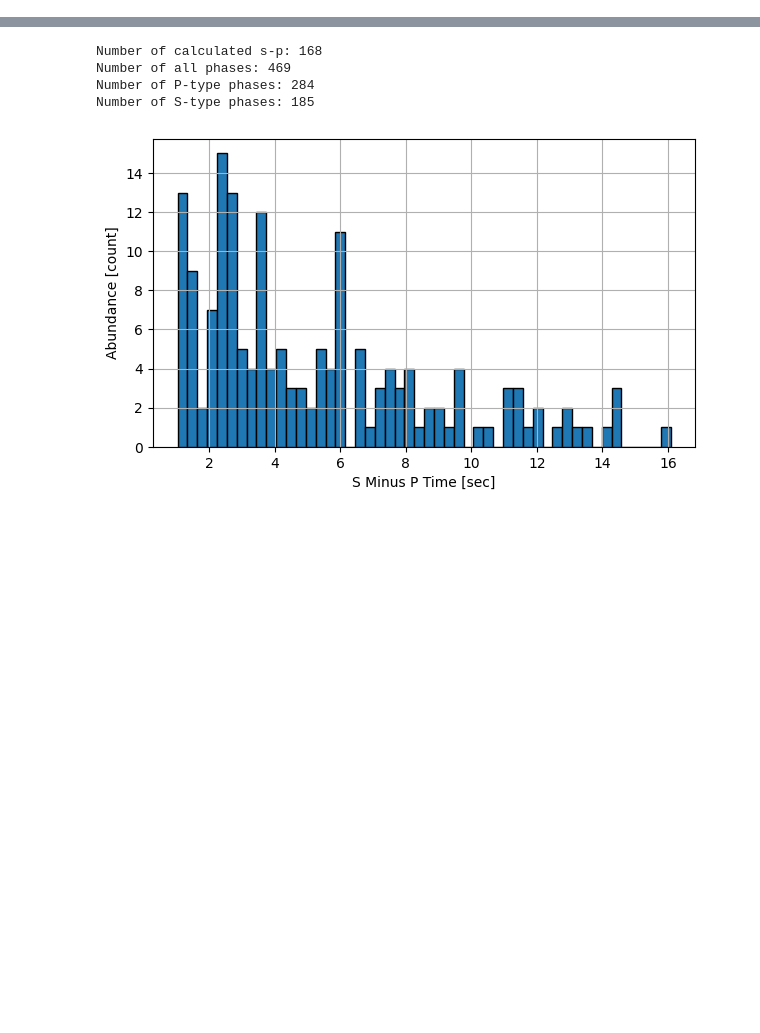
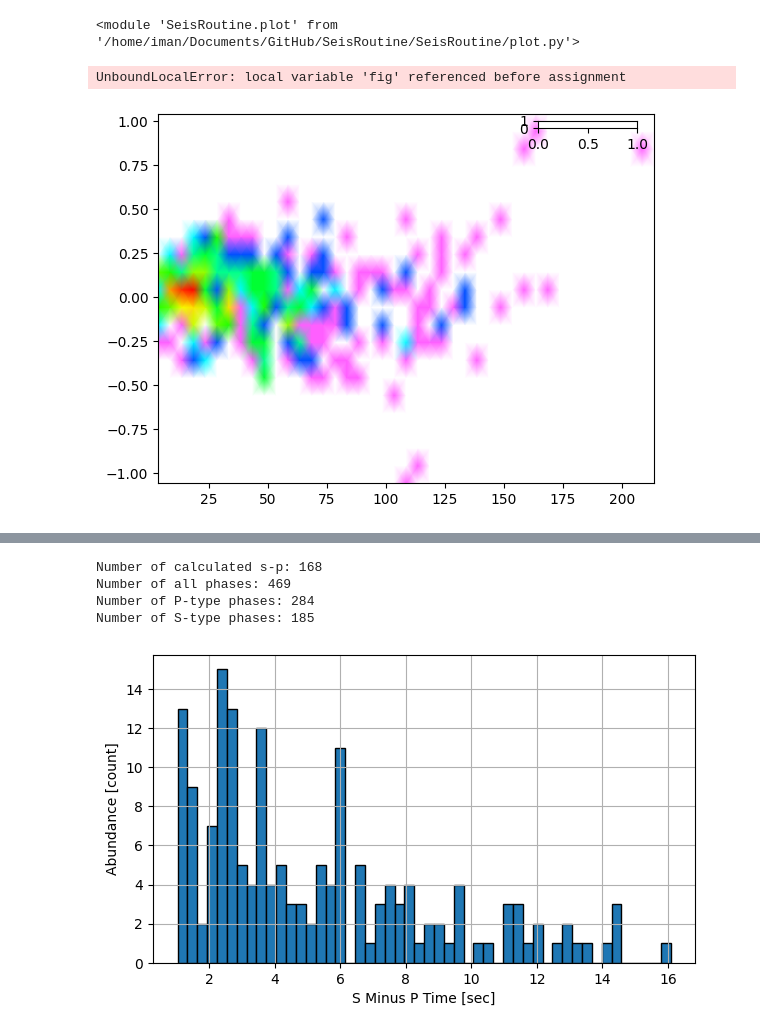
Before and after one commit to ikahbasi/SeisRoutine, a Jupyter notebook: Catalog-example.ipynb, the cells around one changed output, grey strips where cells are left out. Saved outputs shown, nothing was run; the diff lists cells and outputs as text; code cells hidden in the pictures; blank space fills up the shorter version.

```diff
--- a/Catalog-example.ipynb
+++ b/Catalog-example.ipynb
@@ -14,0 +58,10 @@ insp = sr.inspector.catalog(cat=cat)
+# %%
+import importlib
+importlib.reload(sr.plot)
+# %% [output]
+<module 'SeisRoutine.plot' from '/home/iman/Documents/GitHub/SeisRoutine/SeisRoutine/plot.py'>
+# %%
+insp.plot_residual_vs_distance(kind='density')
+# %% [output]
+UnboundLocalError: local variable 'fig' referenced before assignment
+[figure, added]
```
Also changed, not shown: parts of 10 cells of this notebook.
